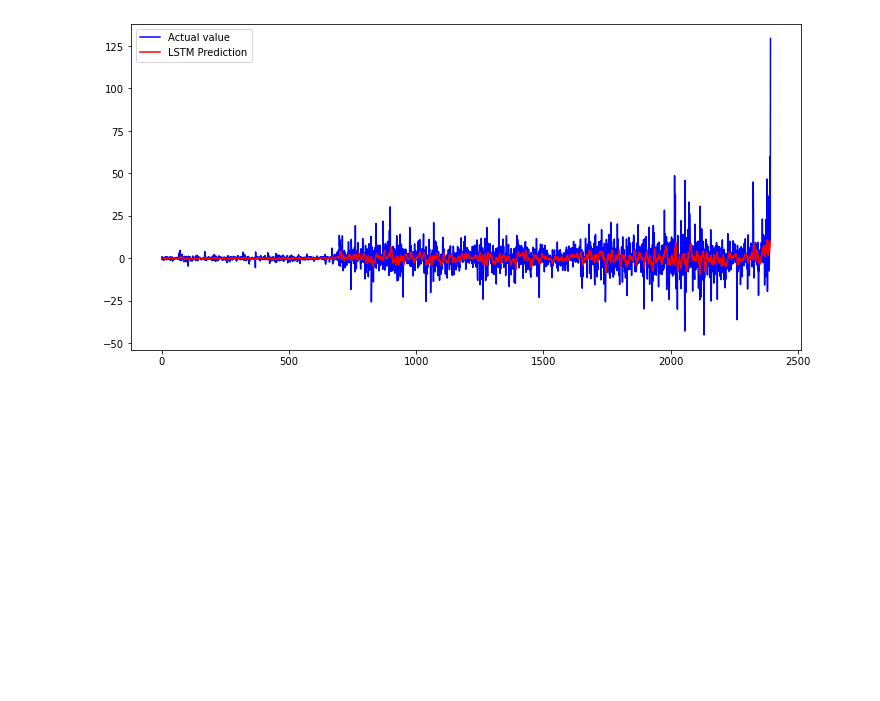
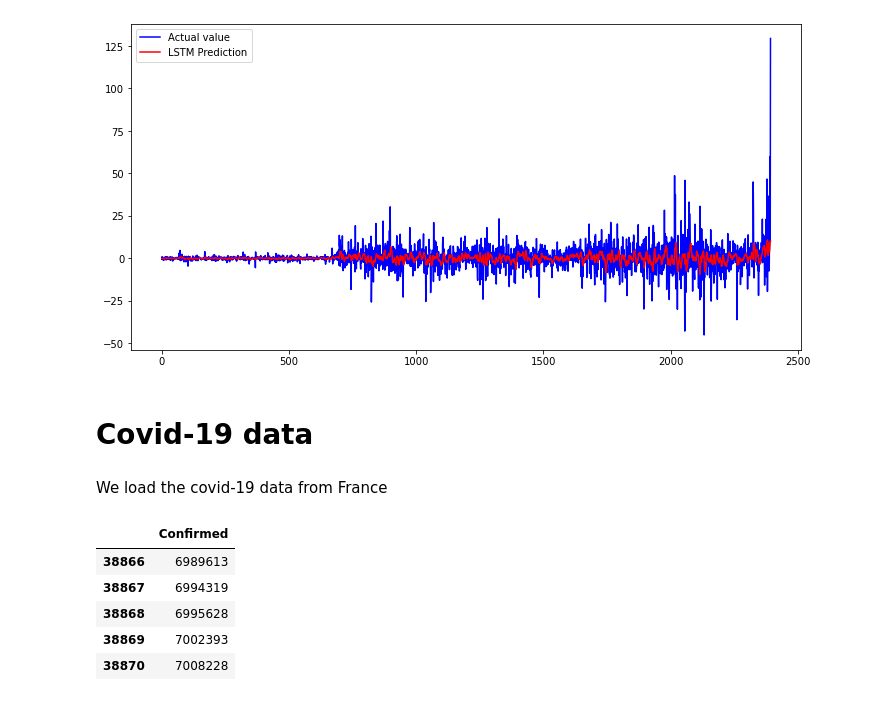
Before and after one commit to ThibaultAlexandre/time-series-forecasting, a Jupyter notebook: main.ipynb, the cells around one changed output. Drawn from its saved outputs; the diff is of its cells as text; code cells hidden in the pictures; blank space fills up the shorter version.

```diff
--- a/main.ipynb
+++ b/main.ipynb
@@ -309,3 +309,19 @@ my_model2.plot(X_data2, y_raw2, scaler2)
 # %% [output]
 <Figure size 432x288 with 0 Axes>
 [figure]
+# %% [markdown]
+# Covid-19 data
+# %% [markdown]
+We load the covid-19 data from France
+# %%
+covid_data = pd.read_csv('covid_data.csv')
+covid_data = covid_data.loc[covid_data['Country'] == 'France']
+covid_data = covid_data[['Confirmed']]
+covid_data.tail()
+# %% [output]
+|  | Confirmed |
+| 38866 | 6989613 |
+| 38867 | 6994319 |
+| 38868 | 6995628 |
+| 38869 | 7002393 |
+| 38870 | 7008228 |
```
Also changed, not shown: parts of 9 cells of this notebook, 2 other files.
